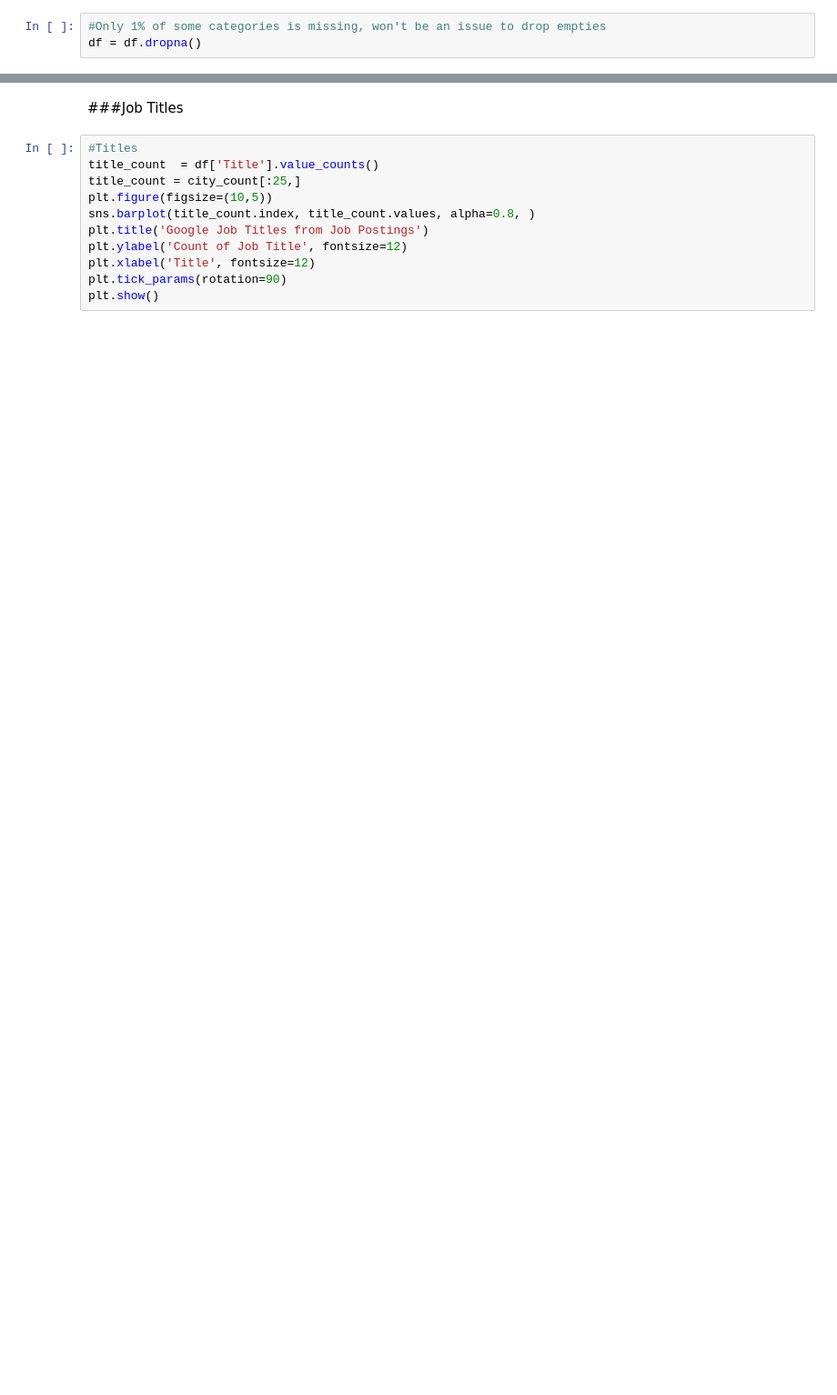
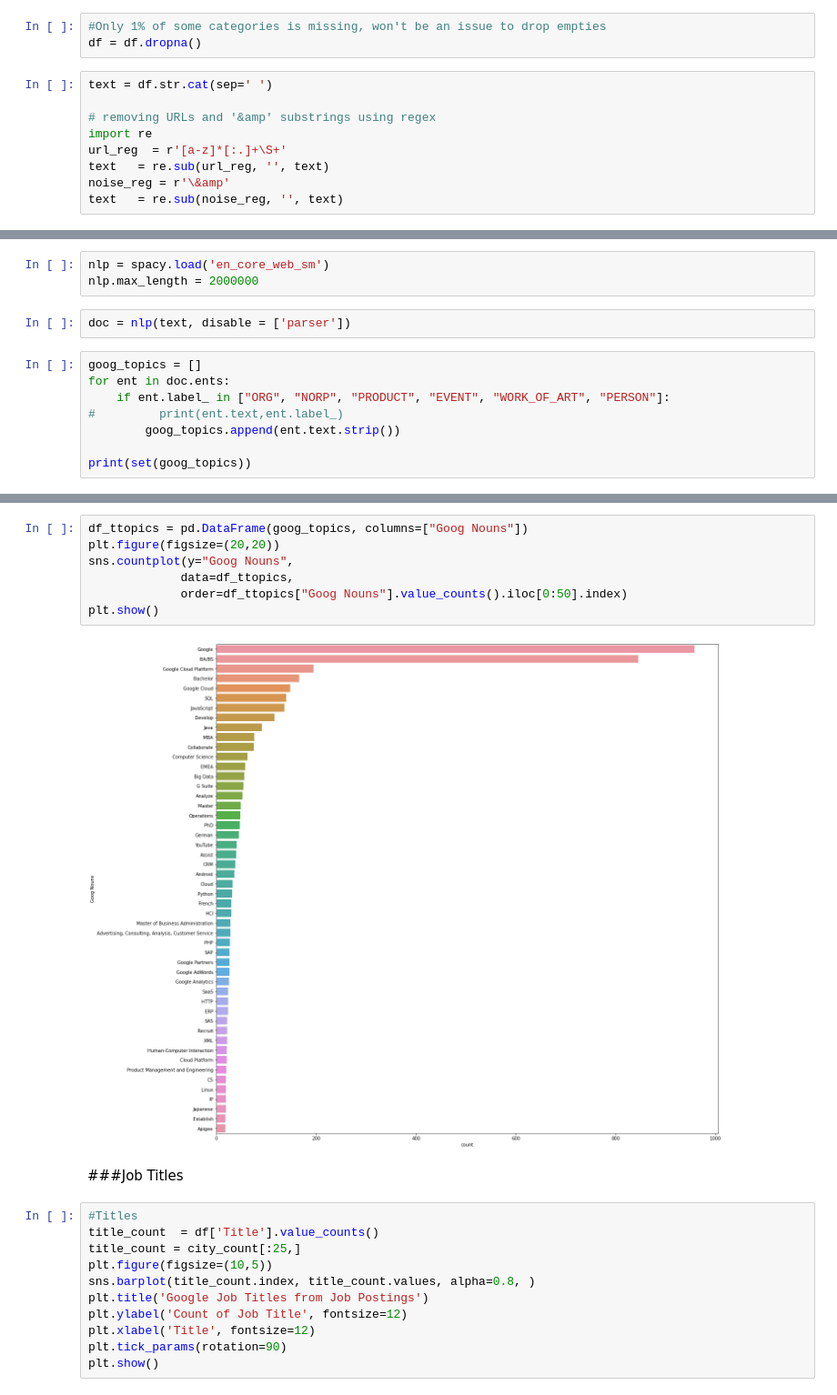
Before and after one commit to RicStrong/GoogleJobs, a Jupyter notebook: GoogleJobs.ipynb, the cells around one changed output, grey strips where cells are left out. Shown at 91% size. Saved outputs shown, nothing was run; the diff lists cells and outputs as text; blank space fills up the shorter version.

```diff
--- a/GoogleJobs.ipynb
+++ b/GoogleJobs.ipynb
@@ -64,3 +88,12 @@ df
 # %%
 #Only 1% of some categories is missing, won't be an issue to drop empties
 df = df.dropna()
+# %%
+text = df.str.cat(sep=' ')
+
+# removing URLs and '&amp' substrings using regex
+import re
+url_reg  = r'[a-z]*[:.]+\S+'
+text   = re.sub(url_reg, '', text)
+noise_reg = r'\&amp'
+text   = re.sub(noise_reg, '', text)
@@ -66,0 +104,13 @@ df = df.dropna()
+# %%
+nlp = spacy.load('en_core_web_sm')
+nlp.max_length = 2000000
+# %%
+doc = nlp(text, disable = ['parser'])
+# %%
+goog_topics = []
+for ent in doc.ents:
+    if ent.label_ in ["ORG", "NORP", "PRODUCT", "EVENT", "WORK_OF_ART", "PERSON"]:
+#         print(ent.text,ent.label_)
+        goog_topics.append(ent.text.strip())
+
+print(set(goog_topics))
@@ -67,3 +119,12 @@ df = df.dropna()
+# %%
+df_ttopics = pd.DataFrame(goog_topics, columns=["Goog Nouns"])
+plt.figure(figsize=(20,20))
+sns.countplot(y="Goog Nouns",
+             data=df_ttopics,
+             order=df_ttopics["Goog Nouns"].value_counts().iloc[0:50].index)
+plt.show()
+# %% [output]
+[figure, added]
 # %% [markdown]
 ###Job Titles
 # %%
```
Also changed, not shown: parts of 9 cells of this notebook.
